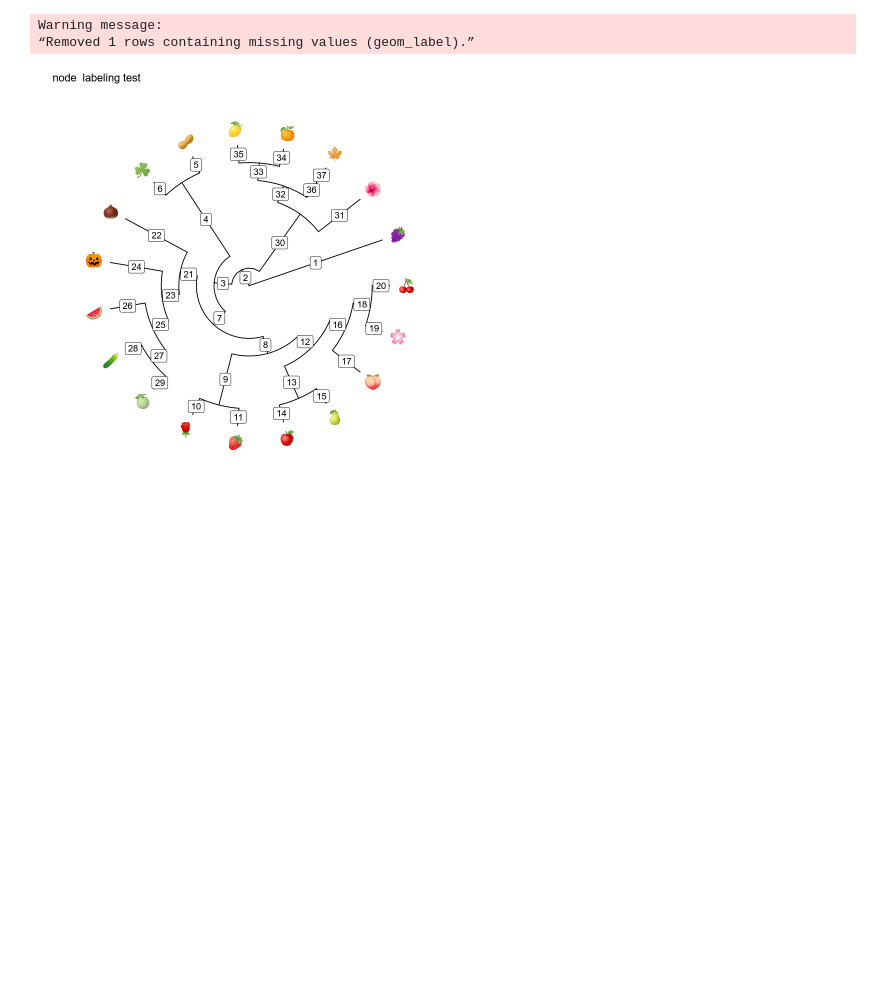
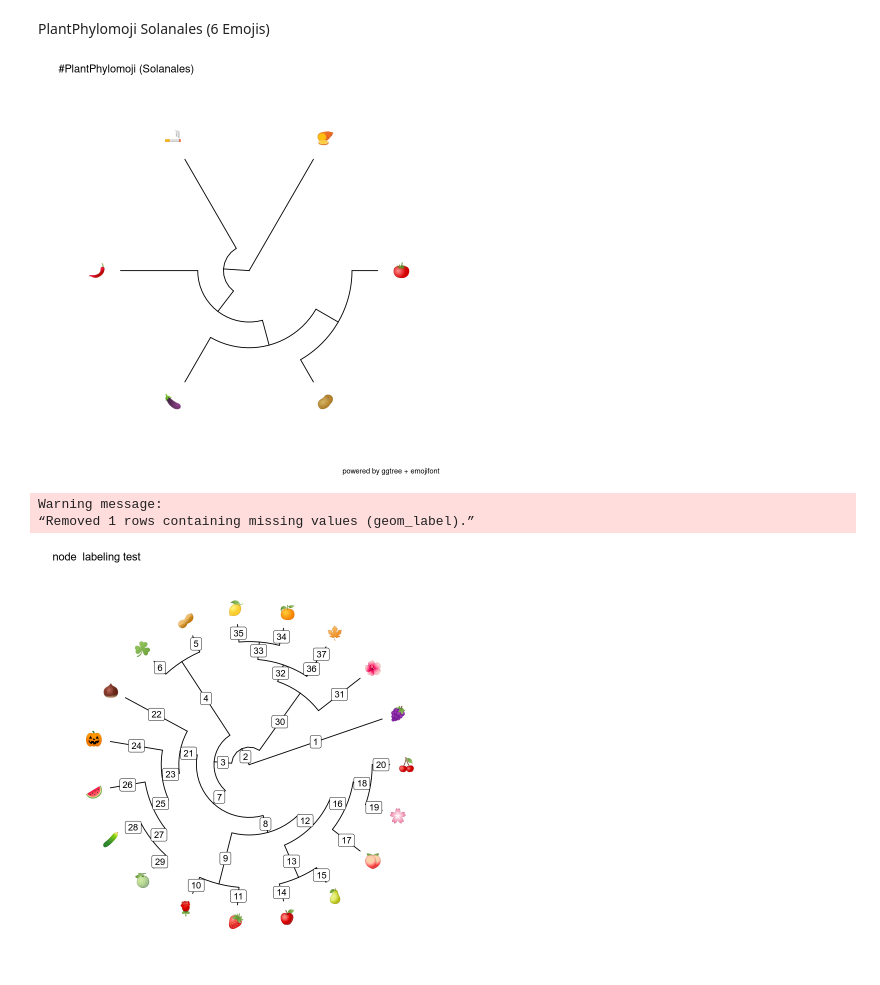
Before and after one commit to ghuertaramos/PlantPhylomoji, a Jupyter notebook: PlantPhylomoji.ipynb, the cells around one changed output. Saved outputs shown, nothing was run; the diff lists cells and outputs as text; code cells hidden in the pictures; blank space fills up the shorter version.

```diff
--- a/PlantPhylomoji.ipynb
+++ b/PlantPhylomoji.ipynb
@@ -81,0 +122,8 @@ ggtree(x, layout="circular") +
+# %% [markdown]
+PlantPhylomoji Solanales (6 Emojis)
+# %%
+ggtree(solanales.tree, layout="circular") +
+  geom_tiplab(aes(color=label), parse='emoji', size=6, vjust=0.5, hjust = 0.5, offset = 0.9) +
+  labs(title="#PlantPhylomoji (Solanales)", caption="powered by ggtree + emojifont")
+# %% [output]
+[figure, added]
```
Also changed, not shown: parts of 24 cells of this notebook, 4 other files.
